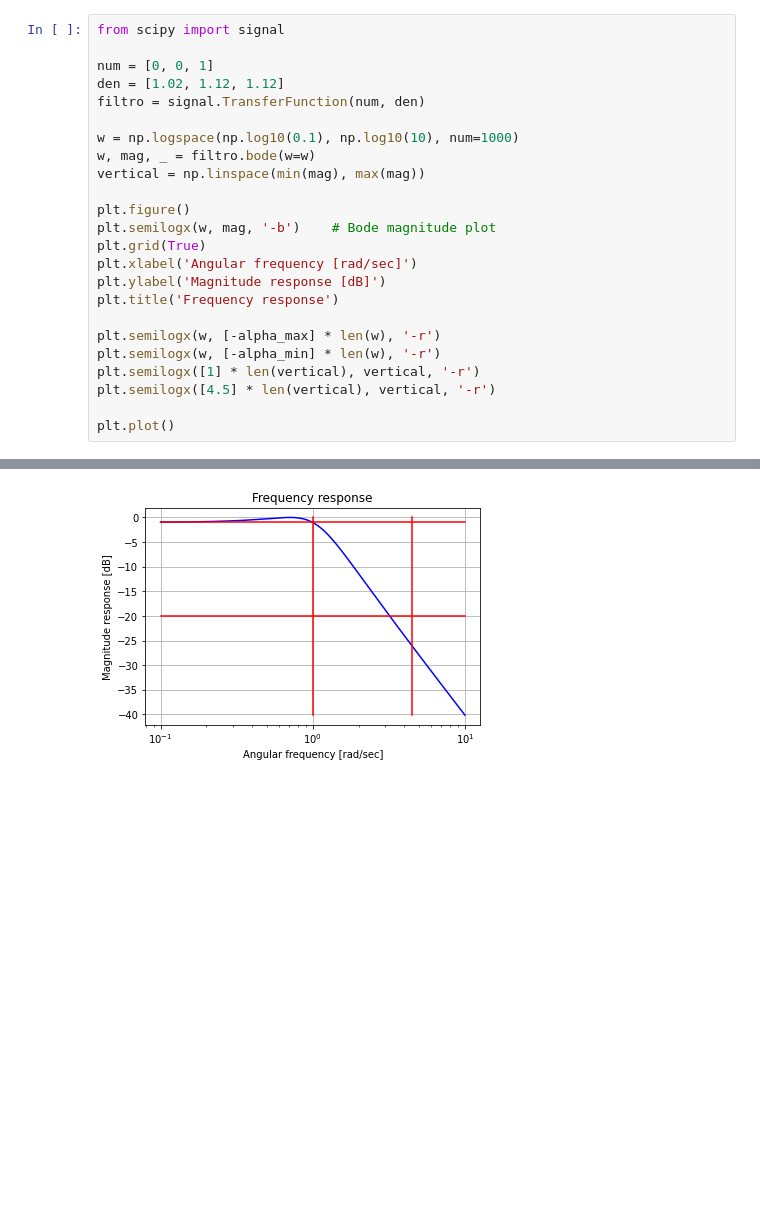
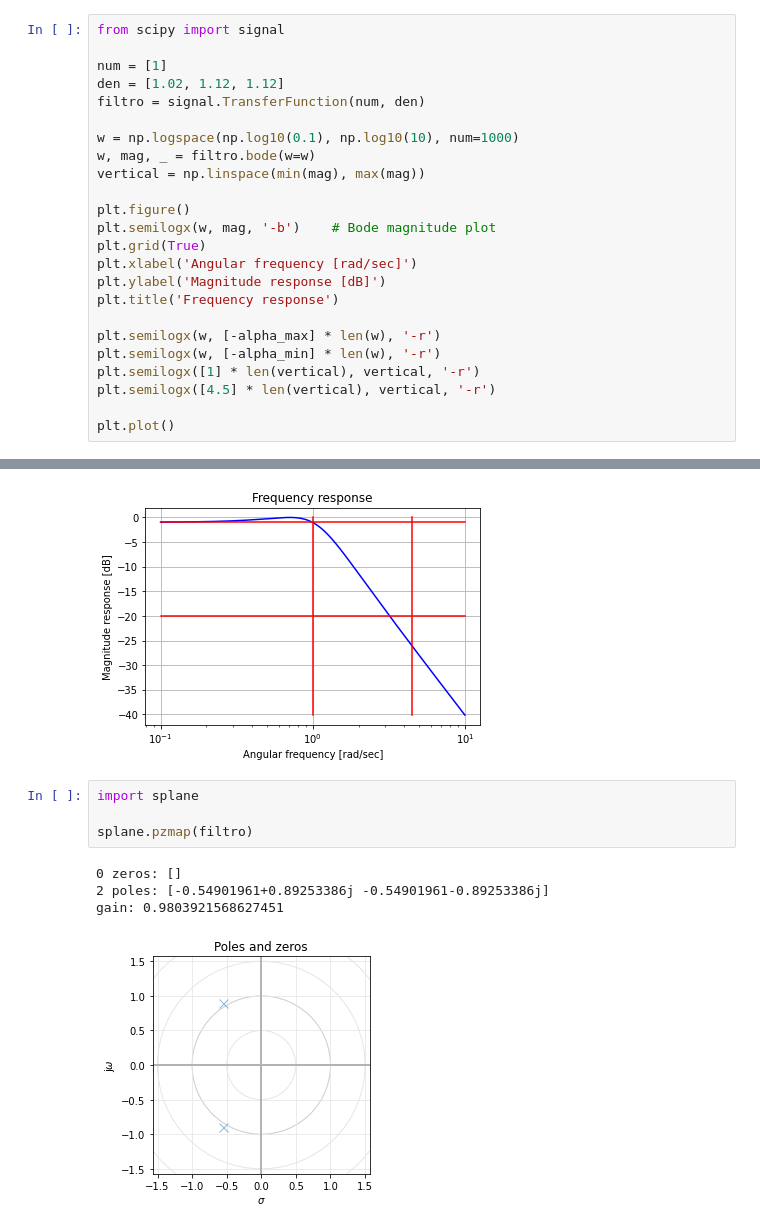
Before and after one commit to agalbachicar/tc2, a Jupyter notebook: notebooks/Ejercicio pasaaltos de clase.ipynb, the cells around one changed output, grey strips where cells are left out. Saved outputs shown, nothing was run; the diff lists cells and outputs as text; blank space fills up the shorter version.

```diff
--- a/notebooks/Ejercicio pasaaltos de clase.ipynb
+++ b/notebooks/Ejercicio pasaaltos de clase.ipynb
@@ -116,7 +122,7 @@ $H(s) = \frac{1}{a* s^2 + b * s + c} = \frac{1}{1.02* s^2 + 2.23 * s + 1.12}$
 # %%
 from scipy import signal
 
-num = [0, 0, 1]
+num = [1]
 den = [1.02, 1.12, 1.12]
 filtro = signal.TransferFunction(num, den)
 
@@ -140,3 +146,12 @@ plt.plot()
 # %% [output]
 []
 [figure]
+# %%
+import splane
+
+splane.pzmap(filtro)
+# %% [output]
+0 zeros: []
+2 poles: [-0.54901961+0.89253386j -0.54901961-0.89253386j]
+gain: 0.9803921568627451
+[figure, added]
```
Also changed, not shown: parts of 8 cells of this notebook.
